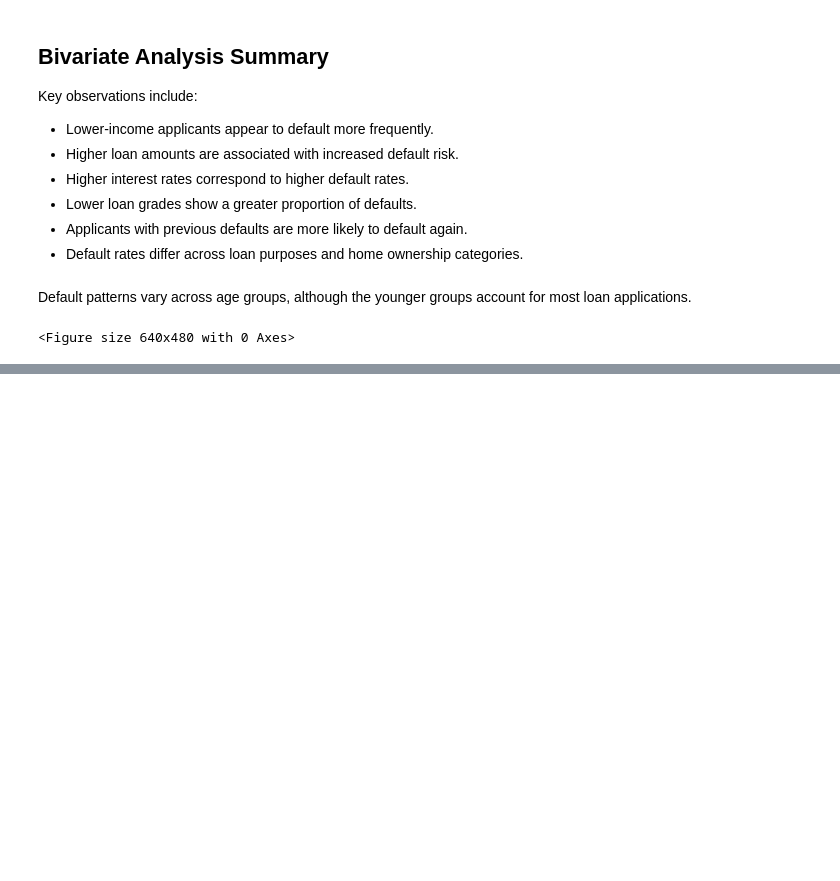
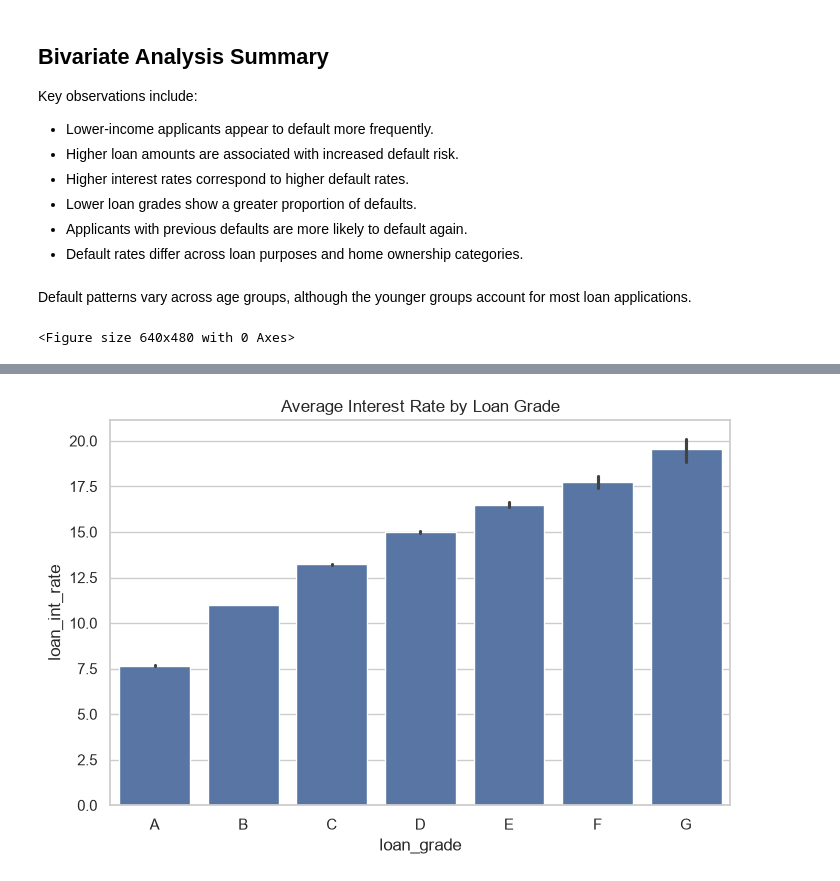
Before and after one commit to charank006/credit-risk-eda, a Jupyter notebook: notebooks/credit_eda.ipynb, the cells around one changed output, grey strips where cells are left out. Drawn from its saved outputs; the diff is of its cells as text; code cells hidden in the pictures; blank space fills up the shorter version.

```diff
--- a/notebooks/credit_eda.ipynb
+++ b/notebooks/credit_eda.ipynb
@@ -911,0 +987,15 @@ plt.savefig("../reports/figures/income_vs_loan_status.png",
+# %%
+plt.figure(figsize=(8,5))
+
+sns.barplot(
+    data=df_clean,
+    x="loan_grade",
+    y="loan_int_rate",
+    order=sorted(df_clean["loan_grade"].unique())
+)
+
+plt.title("Average Interest Rate by Loan Grade")
+
+plt.show()
+# %% [output]
+[figure, added]
```
Also changed, not shown: parts of 13 cells of this notebook, 9 other files.
